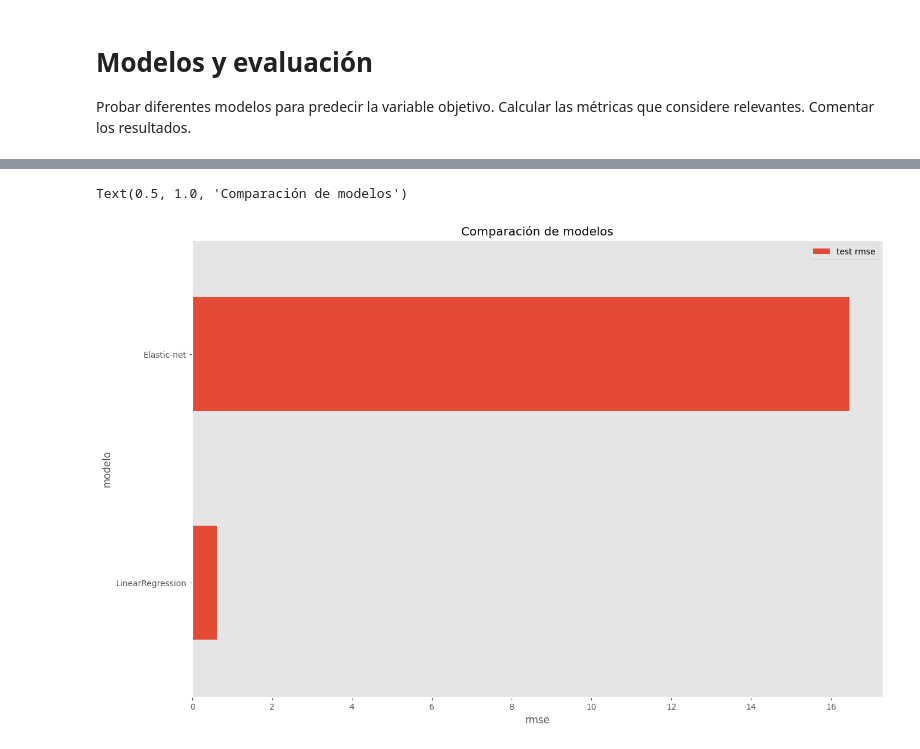
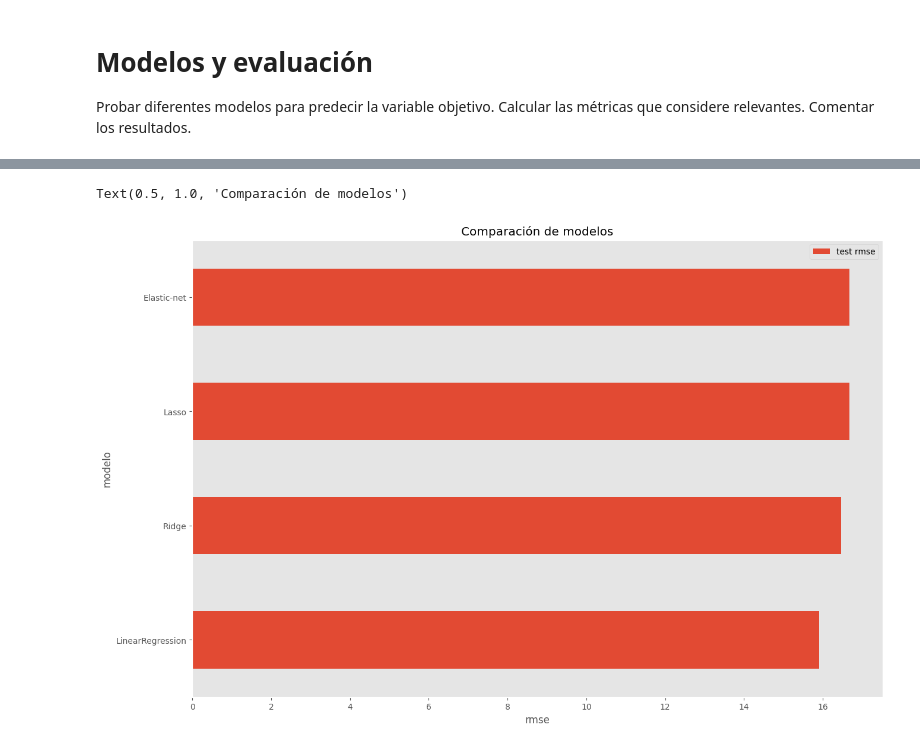
Before and after one commit to SaEsteva/intro_ia, a Jupyter notebook: tp_integrador_enunciado/template_tp_integrador_dataset.ipynb, the cells around one changed output, grey strips where cells are left out. Saved outputs shown, nothing was run; the diff lists cells and outputs as text; code cells hidden in the pictures.

```diff
--- a/tp_integrador_enunciado/template_tp_integrador_dataset.ipynb
+++ b/tp_integrador_enunciado/template_tp_integrador_dataset.ipynb
@@ -435,0 +676,19 @@ from sklearn.linear_model import ElasticNet, ElasticNetCV, LogisticRegression, L
+# %%
+# Número de features incluidas (parámetros !=0) en función de alpha
+
+alphas = modelo.alphas_
+n_predictores = []
+
+for alpha in alphas:
+    modelo_temp = Lasso(alpha=alpha, fit_intercept=False)#, normalize=True)
+    modelo_temp.fit(X_train, y_train)
+    coef_no_cero = np.sum(modelo_temp.coef_.flatten() != 0)
+    n_predictores.append(coef_no_cero)
+
+fig, ax = plt.subplots(figsize=(15, 5))
+ax.plot(alphas, n_predictores)
+ax.set_xscale('log')
+ax.set_ylim([-0.5,None])
+ax.set_xlabel('alpha')
+ax.set_ylabel('nº parámetros')
+ax.set_title('Features incluidas en función de la regularización')
@@ -435,0 +765,4 @@ from sklearn.linear_model import ElasticNet, ElasticNetCV, LogisticRegression, L
+# %%
+predicciones = modelo.predict(X=X_test)
+predicciones = predicciones.flatten()
+predicciones[:10]
@@ -435,0 +773,10 @@ from sklearn.linear_model import ElasticNet, ElasticNetCV, LogisticRegression, L
+# %%
+# Error de test del modelo
+
+rmse_lasso = mean_squared_error(
+                y_true  = y_test,
+                y_pred  = predicciones,
+                squared = False
+             )
+print("")
+print(f"El error (rmse) de test es: {rmse_lasso}")
@@ -438,8 +792,7 @@ from sklearn.linear_model import ElasticNet, ElasticNetCV, LogisticRegression, L
 # %%
 modelo = ElasticNetCV(
-            l1_ratio        = [0, 0.1, 0.5, 0.7, 0.9, 0.95, 0.99],
+            l1_ratio        = [0.1, 0.5, 0.7, 0.9, 0.95, 0.99],
             alphas          = np.logspace(-10, 10, 200),
-            #normalize       = True,
             cv              = 10
          )
 _ = modelo.fit(X = X_train, y = y_train.flatten())
@@ -532,14 +885,14 @@ R2
 # %%
 df_comparacion = pd.DataFrame({
-                    'modelo': ['LinearRegression', 'Elastic-net'],
-                    'test rmse': [rmse_ols, rmse_elastic]
+                    'modelo': ['LinearRegression', 'Ridge', 'Lasso', 'Elastic-net'],
+                    'test rmse': [rmse_ols, rmse_ridge, rmse_lasso, rmse_elastic]
                  })
 
 fig, ax = plt.subplots(figsize=(15, 10))
 df_comparacion.set_index('modelo').plot(kind='barh', ax=ax)
 ax.set_xlabel('rmse')
 ax.set_ylabel('modelo')
 ax.set_title('Comparación de modelos')
 # %% [output]
 Text(0.5, 1.0, 'Comparación de modelos')
-[figure, old version]
+[figure, new version]
```
Also changed, not shown: parts of 42 cells of this notebook, 1 other file.
